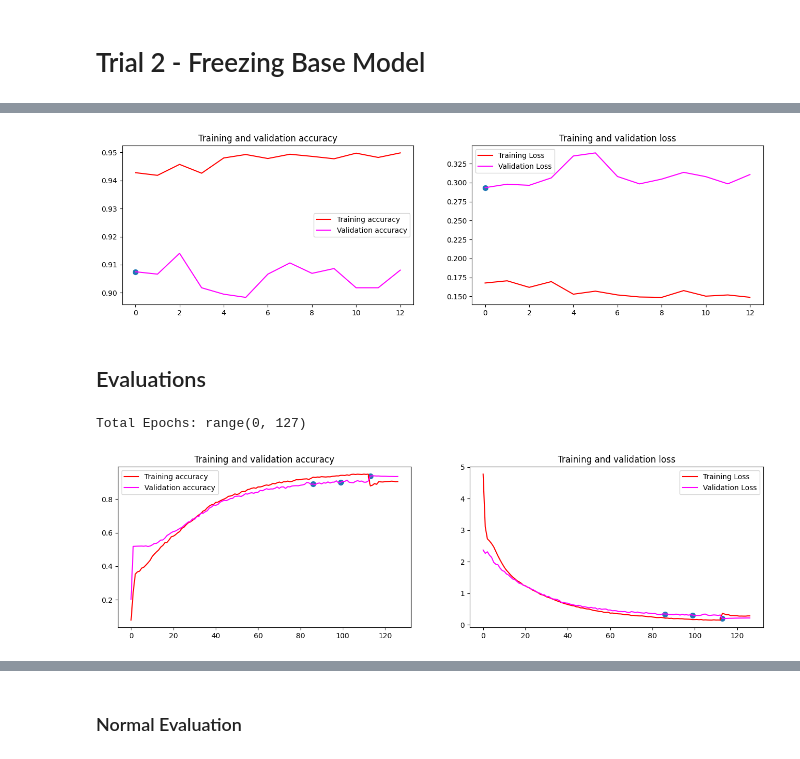
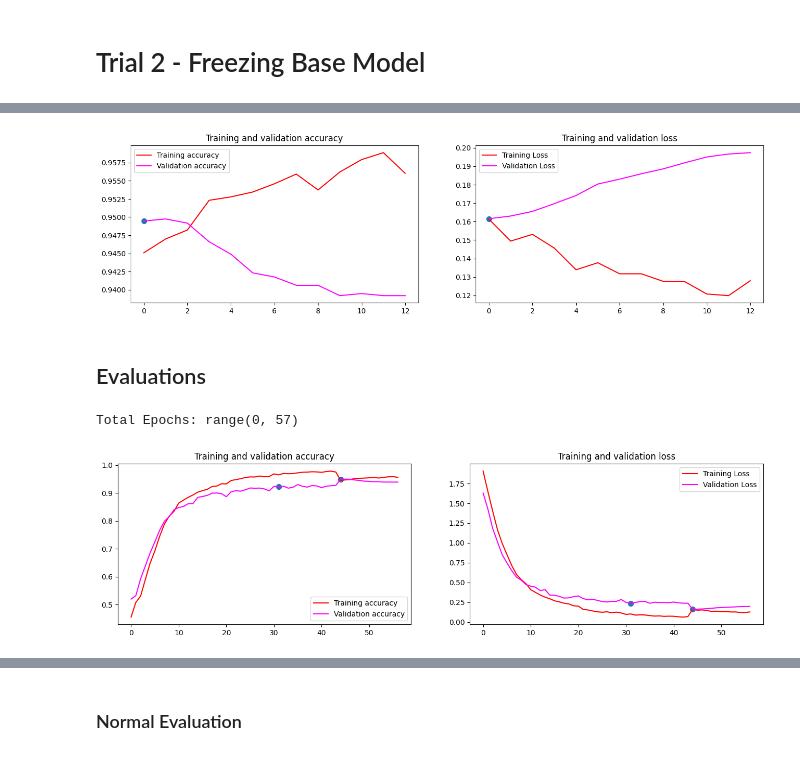
Before and after one commit to RayGone/DeepWeeds, a Jupyter notebook: MobileNet/V3/SelfAttention.ipynb, the cells around one changed output, grey strips where cells are left out. Saved outputs shown, nothing was run; the diff lists cells and outputs as text; code cells hidden in the pictures.

```diff
--- a/MobileNet/V3/SelfAttention.ipynb
+++ b/MobileNet/V3/SelfAttention.ipynb
@@ -823,7 +755,7 @@ EPOCHS = 100
 pat_es = 12
 
 early_stopping = tf.keras.callbacks.EarlyStopping(monitor='val_loss', patience=pat_es, verbose=1, restore_best_weights=True)
-reduce_lr = tf.keras.callbacks.ReduceLROnPlateau(monitor='val_loss',factor=0.5, patience=5, verbose=1, min_lr=1e-7)
+reduce_lr = tf.keras.callbacks.ReduceLROnPlateau(monitor='val_loss',factor=0.5, patience=3, verbose=1, min_lr=1e-7)
 
 warm_up_epochs = 10
 def scheduler(e, lr):
@@ -837,7 +769,7 @@ def scheduler(e, lr):
 warmup = keras.callbacks.LearningRateScheduler(scheduler)
 
 model.compile(loss='categorical_crossentropy',
-          optimizer=AdamW(learning_rate=2e-5,  weight_decay=3e-3),
+          optimizer=AdamW(learning_rate=1e-4,  weight_decay=1e-2),
           metrics=['accuracy'])
 # weights = getWeightedClass(data_info, 1/3)
 # weights
@@ -905,25 +839,0 @@ Confusion Matrix
-# %%
-%%time
-
-warm_up_epochs = 2
-model.compile(loss='categorical_crossentropy',
-          optimizer=AdamW(learning_rate=1e-5,  weight_decay=3e-4),
-          metrics=['accuracy'])
-
-reduce_lr = tf.keras.callbacks.ReduceLROnPlateau(monitor='val_loss',factor=0.35, patience=3, verbose=1, min_lr=1e-7)
-
-# Train the model
-history2 = model.fit(
-      train_generator,
-      epochs=EPOCHS,
-      validation_data=validation_generator,
-      callbacks=[warmup, early_stopping, reduce_lr],
-    )
-
-print("Saving the Model")
-model.save(model.name+".keras")
-
-# Plot training results
-plot_loss_acc(history2.history)
-
-a, b = eval_model(model, validation_generator)
@@ -987,7 +855,7 @@ model.compile(loss='categorical_crossentropy',
 
 reduce_lr = tf.keras.callbacks.ReduceLROnPlateau(monitor='val_loss',factor=0.5, patience=5, verbose=1, min_lr=1e-8)
 # Train the model
-history3 = model.fit(
+history2 = model.fit(
       train_generator,
       epochs=EPOCHS,
       validation_data=validation_generator,
@@ -1018,6 +886,6 @@ Epoch 14: early stopping
 Saving the Model
 Total Epochs: range(0, 13)
-[figure, old version]
+[figure, new version]
 # %% [markdown]
 ## Evaluations
 # %%
@@ -1027,21 +895,19 @@ history = copy.deepcopy(history1.history)
 
 for key in history:
     history[key].extend(history2.history[key])
-    history[key].extend(history3.history[key])
 
 
 h1len = len(history1.history['accuracy'])
 h2len = len(history2.history['accuracy'])
-h3len = len(history3.history['accuracy'])
 
 pat_es +=1
-history['peaks'] = [h1len-pat_es, (h1len+h2len)-pat_es, (h1len+h2len+h3len)-pat_es]
+history['peaks'] = [h1len-pat_es, (h1len+h2len)-pat_es]
 history['peaks'] = [i if i>=0 else 0 for i in history['peaks']]
 
 plot_loss_acc(history)
 # %% [output]
-Total Epochs: range(0, 127)
+Total Epochs: range(0, 57)
-[figure, old version]
+[figure, new version]
 # %%
 plot_loss_acc(history1.history)
 plot_loss_acc(history2.history)
```
Also changed, not shown: parts of 14 cells of this notebook.
